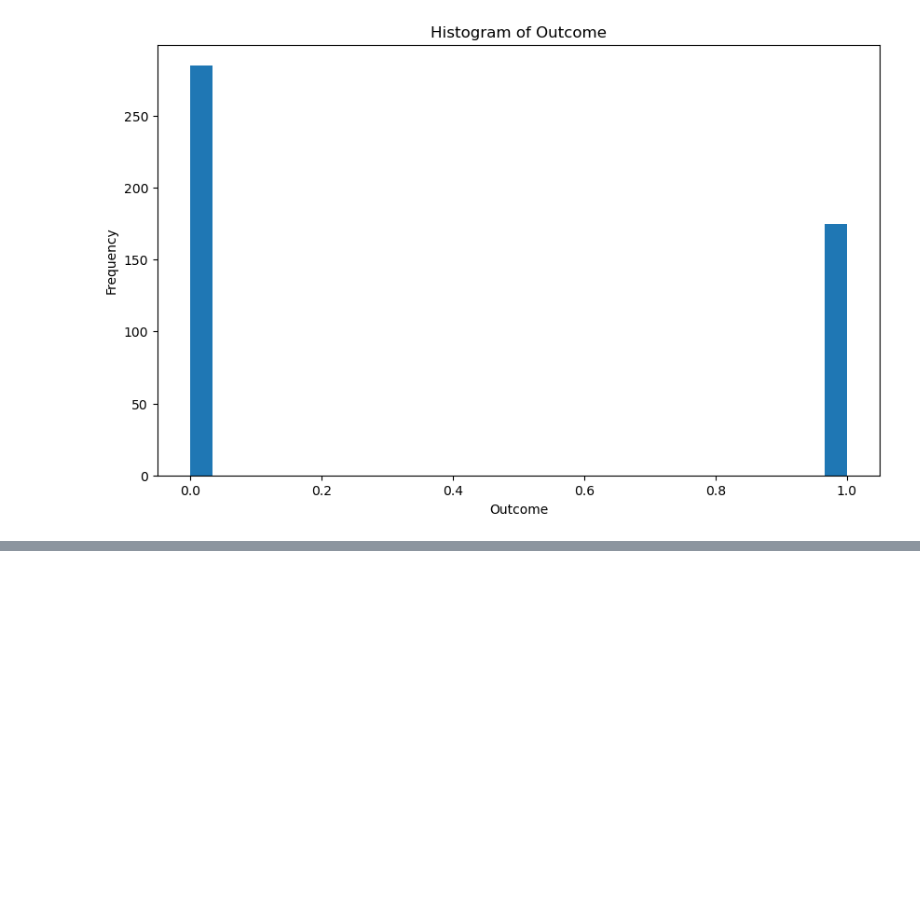
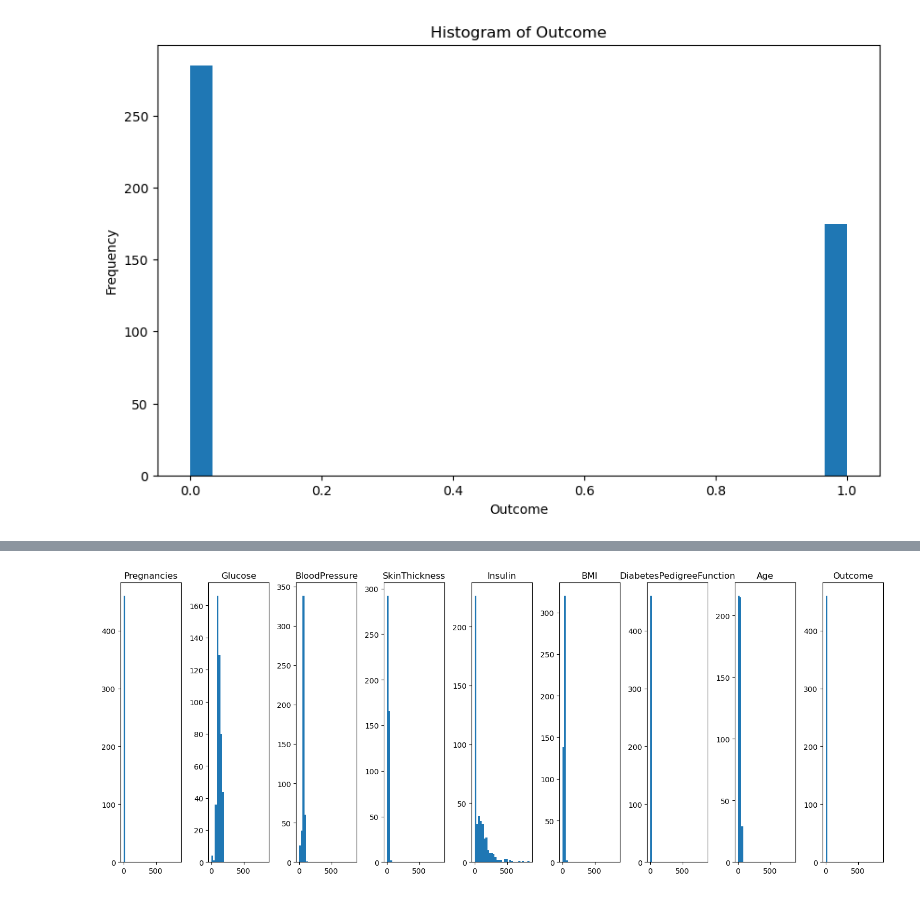
Before and after one commit to MaukanMir/Diabetes-Classifier, a Jupyter notebook: training.ipynb, the cells around one changed output, grey strips where cells are left out. Drawn from its saved outputs; the diff is of its cells as text; code cells hidden in the pictures; blank space fills up the shorter version.

```diff
--- a/training.ipynb
+++ b/training.ipynb
@@ -94,0 +106,19 @@ for column in training_df.columns:
+# %%
+plt.figure(figsize=(15, 6))
+
+# Number of bins
+bins = 30
+
+# Max and min values for consistent bin size
+max_bin = training_df.max().max()
+min_bin = training_df.min().min()
+
+for i, column in enumerate(training_df.columns):
+    plt.subplot(1, len(training_df.columns), i+1)
+    plt.hist(training_df[column], bins=bins, range=(min_bin, max_bin))
+    plt.title(column)
+
+plt.tight_layout()
+plt.show()
+# %% [output]
+[figure, added]
```
Also changed, not shown: parts of 3 cells of this notebook.
